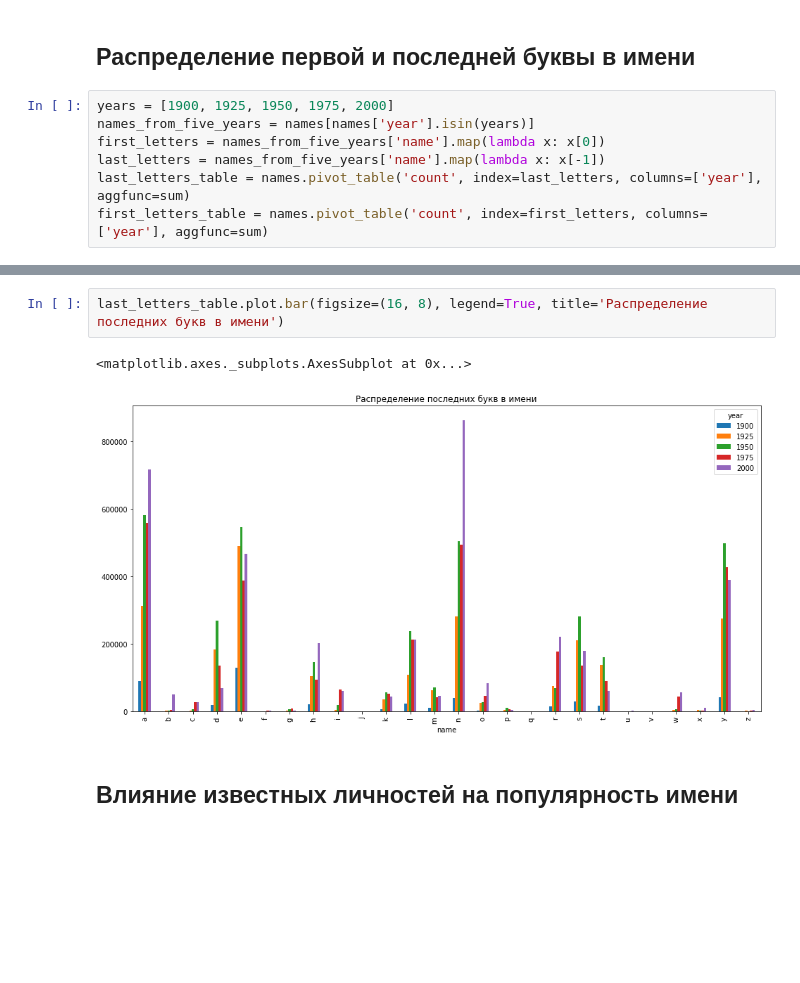
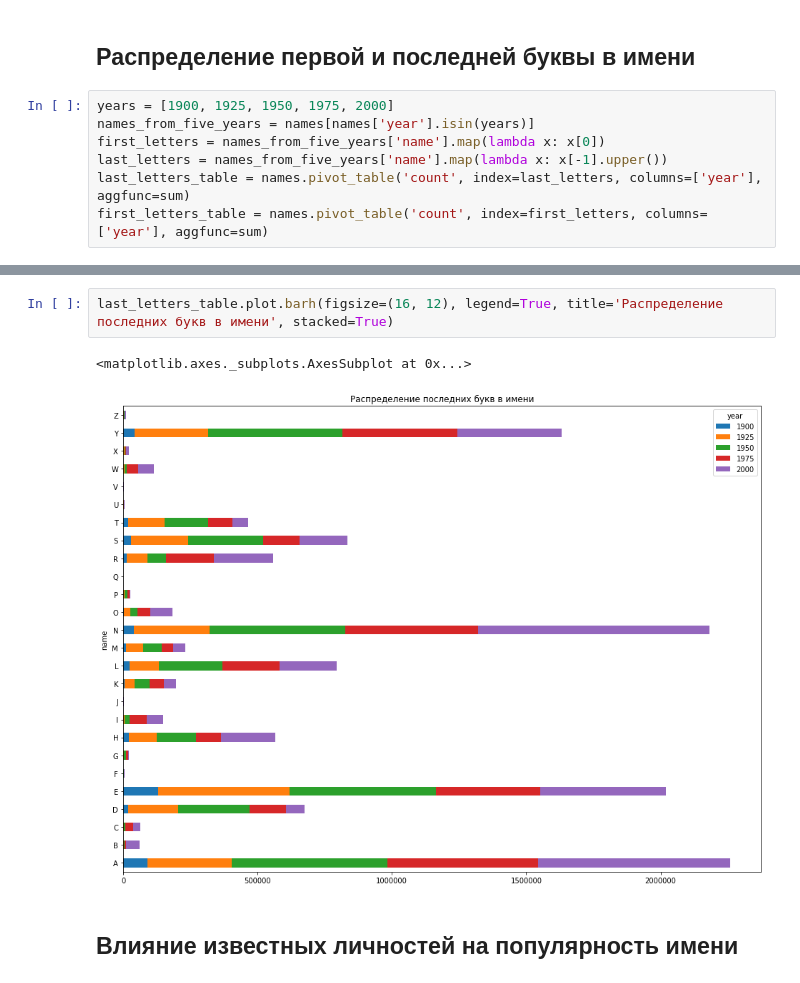
Before and after one commit to mynog/otus-big-data-name-analyze, a Jupyter notebook: name-analyze.ipynb, the cells around one changed output, grey strips where cells are left out. Drawn from its saved outputs; the diff is of its cells as text; blank space fills up the shorter version.

```diff
--- a/name-analyze.ipynb
+++ b/name-analyze.ipynb
@@ -117,7 +123,7 @@ most_popular_men_names_by_year.plot(legend=True, figsize=(16, 8), title = 'Ди
 years = [1900, 1925, 1950, 1975, 2000]
 names_from_five_years = names[names['year'].isin(years)]
 first_letters = names_from_five_years['name'].map(lambda x: x[0])
-last_letters = names_from_five_years['name'].map(lambda x: x[-1])
+last_letters = names_from_five_years['name'].map(lambda x: x[-1].upper())
 last_letters_table = names.pivot_table('count', index=last_letters, columns=['year'], aggfunc=sum)
 first_letters_table = names.pivot_table('count', index=first_letters, columns=['year'], aggfunc=sum)
 # %%
@@ -128,8 +133,8 @@ first_letters_table.plot.bar(figsize=(16, 8), legend=True, title='Распред
 # %%
-last_letters_table.plot.bar(figsize=(16, 8), legend=True, title='Распределение последних букв в имени')
+last_letters_table.plot.barh(figsize=(16, 12), legend=True, title='Распределение последних букв в имени', stacked=True)
 # %% [output]
 <matplotlib.axes._subplots.AxesSubplot at 0x...>
-[figure, old version]
+[figure, new version]
 # %% [markdown]
 ## Влияние известных личностей на популярность имени
 # %%
```
Also changed, not shown: parts of 7 cells of this notebook.
